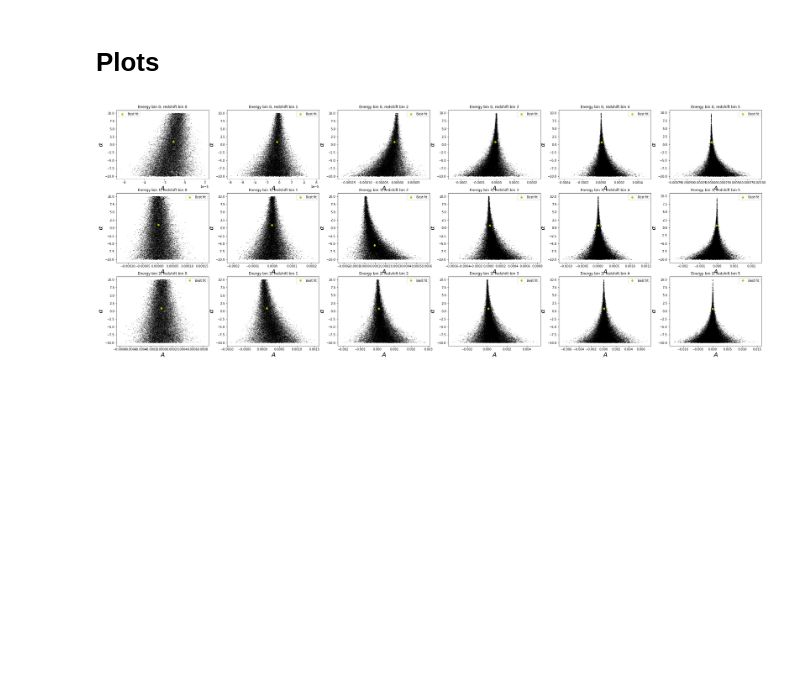
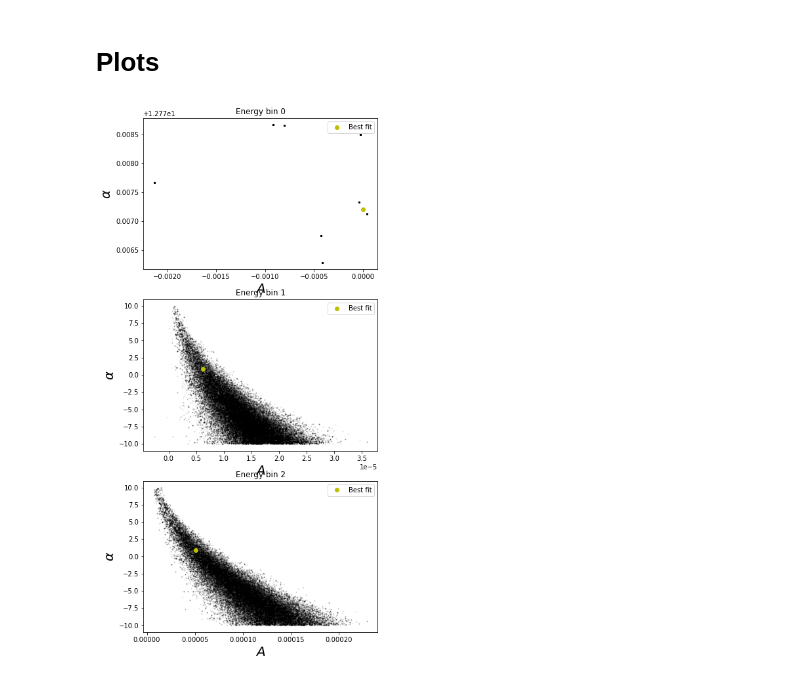
Before and after one commit to BenGPatterson/NeutrinoCrossCorrelations, a Jupyter notebook: ParameterInferenceCCL.ipynb, the cells around one changed output. Drawn from its saved outputs; the diff is of its cells as text; code cells hidden in the pictures; blank space fills up the shorter version.

```diff
--- a/ParameterInferenceCCL.ipynb
+++ b/ParameterInferenceCCL.ipynb
@@ -123,28 +133,33 @@ def chi2(p, ells, d, icov, gal_tracer):
 # %%
 # Finds 'best fit' values of A, alpha for each cross-correlation
-A_BF = np.empty((nEbins, nzbins))
-alpha_BF = np.empty((nEbins, nzbins))
+A_BF = np.empty(nEbins)
+alpha_BF = np.empty(nEbins)
 
 # Constrains alpha to avoid overflow errors with large values
 bounds = [(None,None), (None,100)]
 
+bin_l = []
+bin_cl = []
+bin_icov = []
 for i in range(nEbins):
-    for j in range(nzbins):
-        A_BF[i,j], alpha_BF[i,j] = minimize(chi2, (1,1), args=(xcell_l[i,j], xcell_cl[i,j], xcell_icov[i,j],
-                                                               gal_tracers[j]), bounds=bounds).x
+    bin_l.append(xcell_l[i,0])
+    bin_cl.append(xcell_cl[i])
+    bin_icov.append(np.sum(xcell_icov[i], axis=0))
+    A_BF[i], alpha_BF[i] = minimize(chi2, (1,1), args=(bin_l[i], bin_cl[i], bin_icov[i]), bounds=bounds).x
 # %%
 # Finds chi squared with priors baked in
-def chi2_with_prior(p, ells, d, icov, gal_tracer):
+def chi2_with_prior(p, ells, d, icov, gal_tracers=gal_tracers):
     # p - parameters to use in model
     # ells - l values to calculate cls for
     # d - cls of xCell data
     # icov - inverse covariance matrix of xCell data
-    # gal_tracer - galaxy tracer to use (i.e. which redshift bin)
+    # gal_tracers - galaxy tracers to use (all redshift bins by default)
 
     # Only return non inf when mod(A) <= 0.1 and mod(alpha) <= 10
-    if (np.fabs(p[0]) > 0.1) or (np.fabs(p[1]) > 10):
+    if (np.fabs(p[0]) > A_prior) or (np.fabs(p[1]) > alpha_prior):
         return np.inf
-    return chi2(p, ells, d, icov, gal_tracer)
+
+    return chi2(p, ells, d, icov, gal_tracers)
 # %% [markdown]
 # MCMC
 # %%
@@ -184,22 +196,20 @@ else:
 # Plots
 # %%
 # Creates grid of subfigures
-fig, axs = plt.subplots(nEbins, nzbins,
-                        figsize = (6.4*nzbins, 4.8*nEbins))
+fig, axs = plt.subplots(nEbins, figsize = (6.4, 4.8*nEbins))
 
 # Calculates chains and plots 2D histogram
 for i in range(nEbins):
-    for j in range(nzbins):
-        axs[i,j].scatter(chain[i][j][0], chain[i][j][1], c='k', s=1, alpha=0.1)
-        axs[i,j].plot(A_BF[i,j], alpha_BF[i,j], 'yo', label='Best fit')
-        axs[i,j].set_title(f'Energy bin {i}, redshift bin {j}')
-        axs[i,j].set_ylabel(r'$\alpha$', fontsize=20)
-        axs[i,j].set_xlabel(r'$A$', fontsize=20)
-        axs[i,j].legend()
+    axs[i].scatter(chain[i][0], chain[i][1], c='k', s=1, alpha=0.1)
+    axs[i].plot(A_BF[i], alpha_BF[i], 'yo', label='Best fit')
+    axs[i].set_title(f'Energy bin {i}')
+    axs[i].set_ylabel(r'$\alpha$', fontsize=20)
+    axs[i].set_xlabel(r'$A$', fontsize=20)
+    axs[i].legend()
 
-plt.savefig('MCMC2DHistogram.svg')
+plt.savefig('MCMC2DHistogram')
 # %% [output]
-[figure, old version]
+[figure, new version]
 # %%
 # Plots corner plots for each cross-correlation
 for i in range(nEbins):
```
Also changed, not shown: parts of 9 cells of this notebook, 1 other file.
